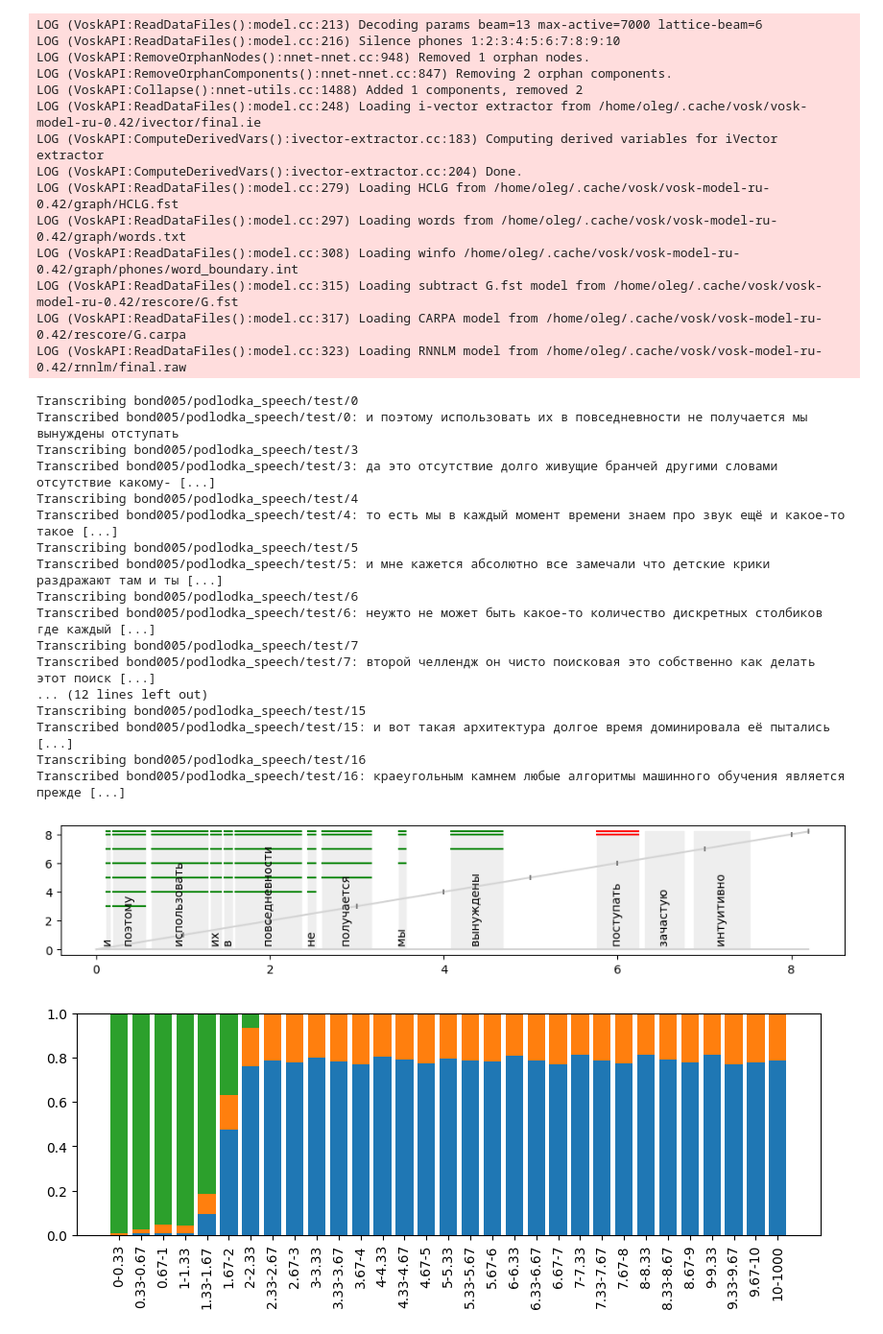
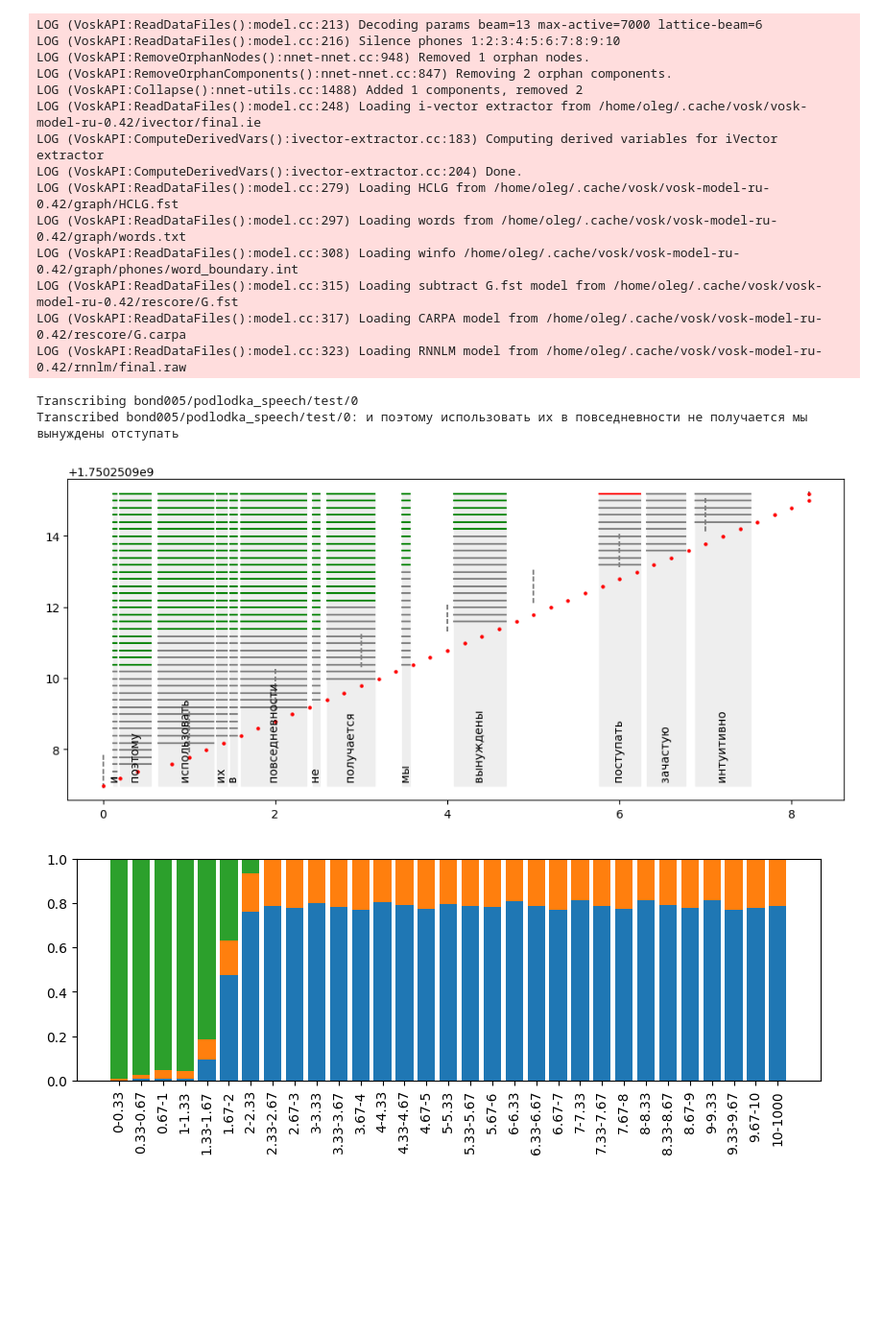
Before and after one commit to SibNN/asr_eval, a Jupyter notebook: notebooks/Podlodka.ipynb, the cells around one changed output. Shown: that part at 96% size. Drawn from its saved outputs; the diff is of its cells as text; code cells hidden in the pictures; blank space fills up the shorter version.

Commit message:
updated partial alignment code

```diff
--- a/notebooks/Podlodka.ipynb
+++ b/notebooks/Podlodka.ipynb
@@ -105,6 +105,11 @@ def default_evaluation_pipeline(
         evals.output_chunks,
         cast(list[Token], recording.transcription_words),
         processes=1,
+        timestamps=np.arange(
+            evals.start_timestamp,
+            evals.finish_timestamp + 0.2 - 0.0001,
+            step=0.2,
+        ).tolist(),
     )
 
     # partial_alignment_diagram(
@@ -148,37 +153,22 @@ LOG (VoskAPI:ReadDataFiles():model.cc:317) Loading CARPA model from /home/oleg/.
 LOG (VoskAPI:ReadDataFiles():model.cc:323) Loading RNNLM model from /home/oleg/.cache/vosk/vosk-model-ru-0.42/rnnlm/final.raw
 Transcribing bond005/podlodka_speech/test/0
 Transcribed bond005/podlodka_speech/test/0: и поэтому использовать их в повседневности не получается мы вынуждены отступать
-Transcribing bond005/podlodka_speech/test/3
-Transcribed bond005/podlodka_speech/test/3: да это отсутствие долго живущие бранчей другими словами отсутствие какому- [...]
-Transcribing bond005/podlodka_speech/test/4
-Transcribed bond005/podlodka_speech/test/4: то есть мы в каждый момент времени знаем про звук ещё и какое-то такое [...]
-Transcribing bond005/podlodka_speech/test/5
-Transcribed bond005/podlodka_speech/test/5: и мне кажется абсолютно все замечали что детские крики раздражают там и ты [...]
-Transcribing bond005/podlodka_speech/test/6
-Transcribed bond005/podlodka_speech/test/6: неужто не может быть какое-то количество дискретных столбиков где каждый [...]
-Transcribing bond005/podlodka_speech/test/7
-Transcribed bond005/podlodka_speech/test/7: второй челлендж он чисто поисковая это собственно как делать этот поиск [...]
-... (12 lines left out)
-Transcribing bond005/podlodka_speech/test/15
-Transcribed bond005/podlodka_speech/test/15: и вот такая архитектура долгое время доминировала её пытались [...]
-Transcribing bond005/podlodka_speech/test/16
-Transcribed bond005/podlodka_speech/test/16: краеугольным камнем любые алгоритмы машинного обучения является прежде [...]
 # %%
 save_to_json(samples, 'samples.json')
 # %%
 samples: list[Recording] = load_from_json('samples.json')
 # %%
-# recording = samples[0]
+recording = samples[0]
 
-# partial_alignment_diagram(
-#     recording.evals.partial_alignments,
-#     cast(list[Token], recording.transcription_words),
-#     audio_len=cast(float, recording.evals.input_chunks[-1].end_time),  # TODO: may be not precise
-#     figsize=(12, 2),
-#     y_type='processed',
-# )
+partial_alignment_diagram(
+    N(N(recording.evals).partial_alignments),
+    cast(list[Token], recording.transcription_words),
+    start_real_time=N(N(N(recording.evals).input_chunks)[0].put_timestamp),
+    end_real_time=N(N(N(recording.evals).output_chunks)[-1].put_timestamp),
+    figsize=(12, 5),
+)
 # %% [output]
-[figure, old version]
+[figure, new version]
 # %%
 error_positions = sum([
     partial_alignment.get_error_positions()
```
Also changed, not shown: parts of 3 cells of this notebook, 5 other files.
